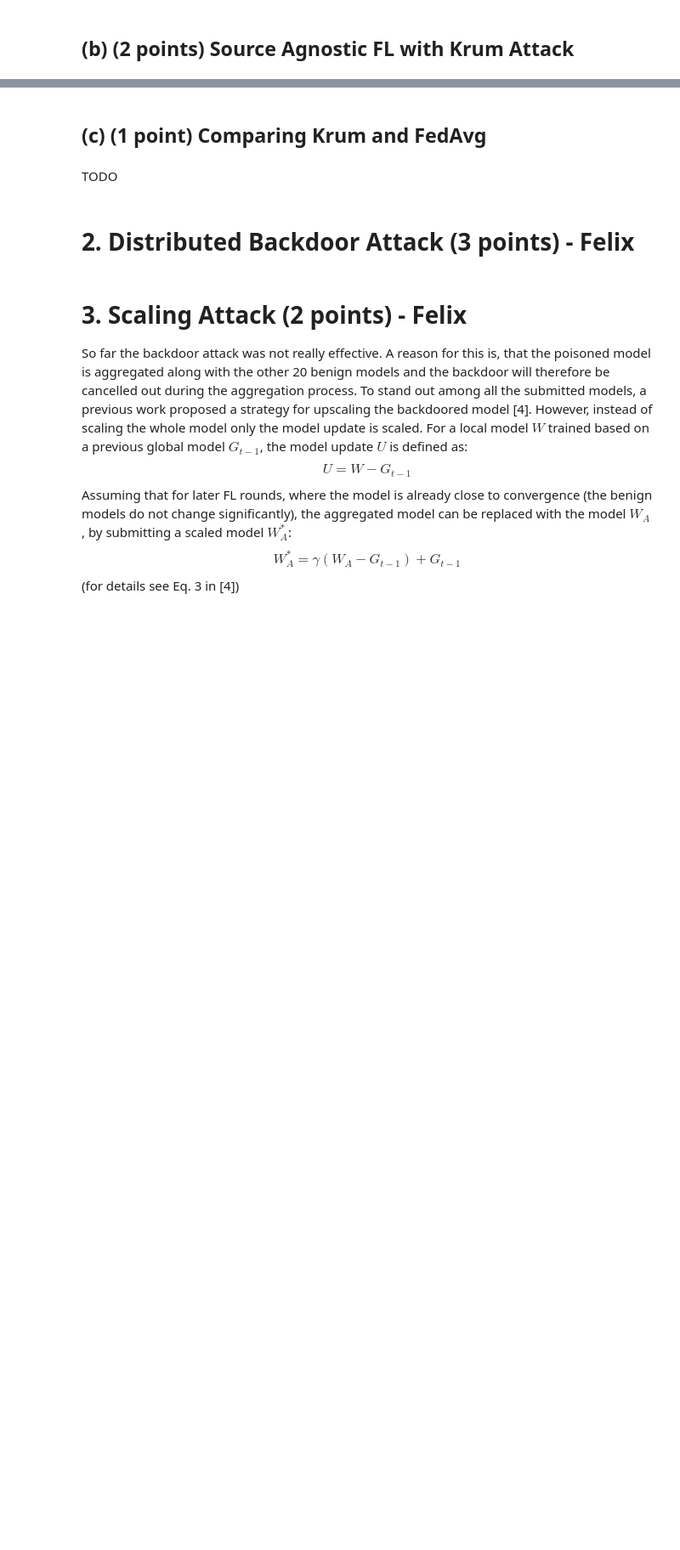
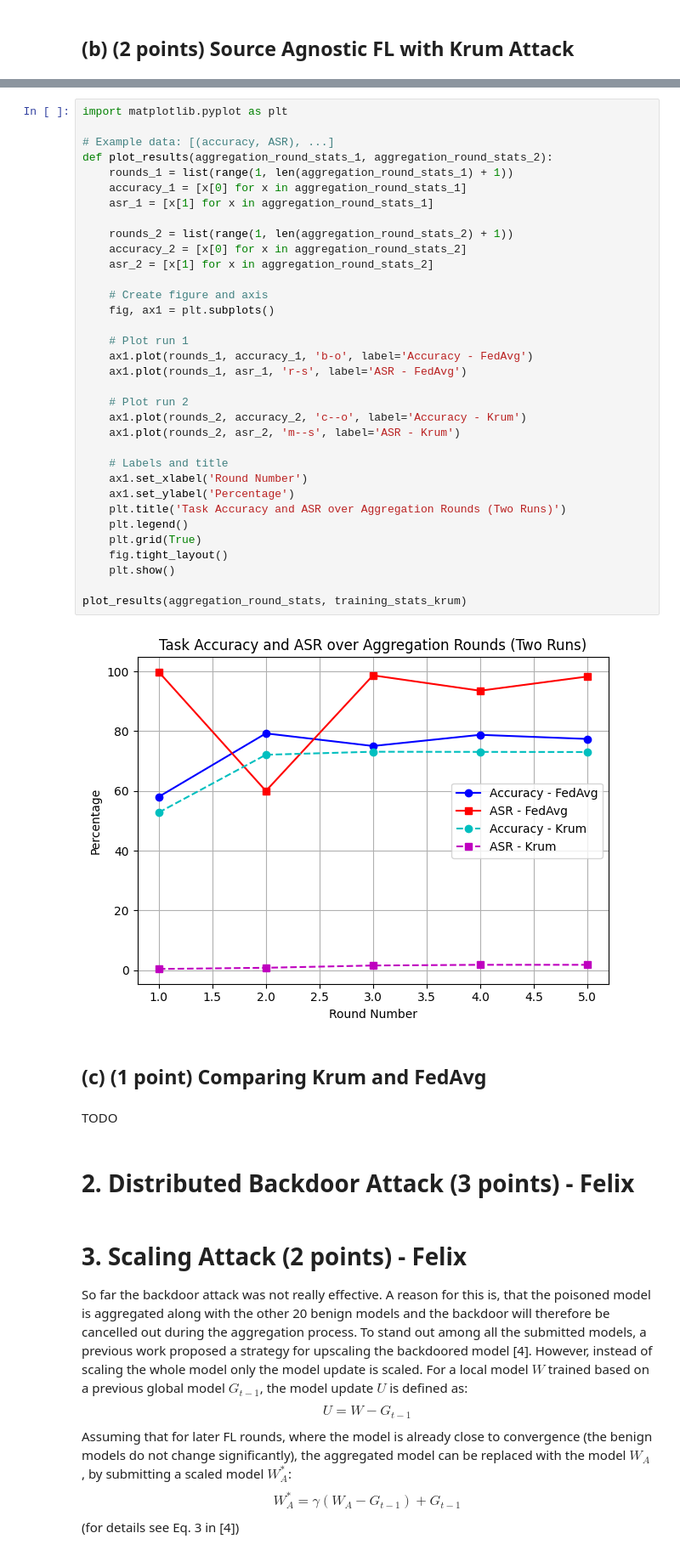
Before and after one commit to aschroede/SPML, a Jupyter notebook: Homework/Homework3/Homework3.ipynb, the cells around one changed output, grey strips where cells are left out. Shown at 85% size. Saved outputs shown, nothing was run; the diff lists cells and outputs as text; blank space fills up the shorter version.

```diff
--- a/Homework/Homework3/Homework3.ipynb
+++ b/Homework/Homework3/Homework3.ipynb
@@ -749,3 +747,39 @@ plot_results(training_stats_krum)
+# %%
+import matplotlib.pyplot as plt
+
+# Example data: [(accuracy, ASR), ...]
+def plot_results(aggregation_round_stats_1, aggregation_round_stats_2):
+    rounds_1 = list(range(1, len(aggregation_round_stats_1) + 1))
+    accuracy_1 = [x[0] for x in aggregation_round_stats_1]
+    asr_1 = [x[1] for x in aggregation_round_stats_1]
+
+    rounds_2 = list(range(1, len(aggregation_round_stats_2) + 1))
+    accuracy_2 = [x[0] for x in aggregation_round_stats_2]
+    asr_2 = [x[1] for x in aggregation_round_stats_2]
+
+    # Create figure and axis
+    fig, ax1 = plt.subplots()
+
+    # Plot run 1
+    ax1.plot(rounds_1, accuracy_1, 'b-o', label='Accuracy - FedAvg')
+    ax1.plot(rounds_1, asr_1, 'r-s', label='ASR - FedAvg')
+
+    # Plot run 2
+    ax1.plot(rounds_2, accuracy_2, 'c--o', label='Accuracy - Krum')
+    ax1.plot(rounds_2, asr_2, 'm--s', label='ASR - Krum')
+
+    # Labels and title
+    ax1.set_xlabel('Round Number')
+    ax1.set_ylabel('Percentage')
+    plt.title('Task Accuracy and ASR over Aggregation Rounds (Two Runs)')
+    plt.legend()
+    plt.grid(True)
+    fig.tight_layout()
+    plt.show()
+
+plot_results(aggregation_round_stats, training_stats_krum)
+# %% [output]
+[figure, added]
 # %% [markdown]
 ## (c) (1 point) Comparing Krum and FedAvg
 # %% [markdown]
```
Also changed, not shown: parts of 14 cells of this notebook, 1 other file.
